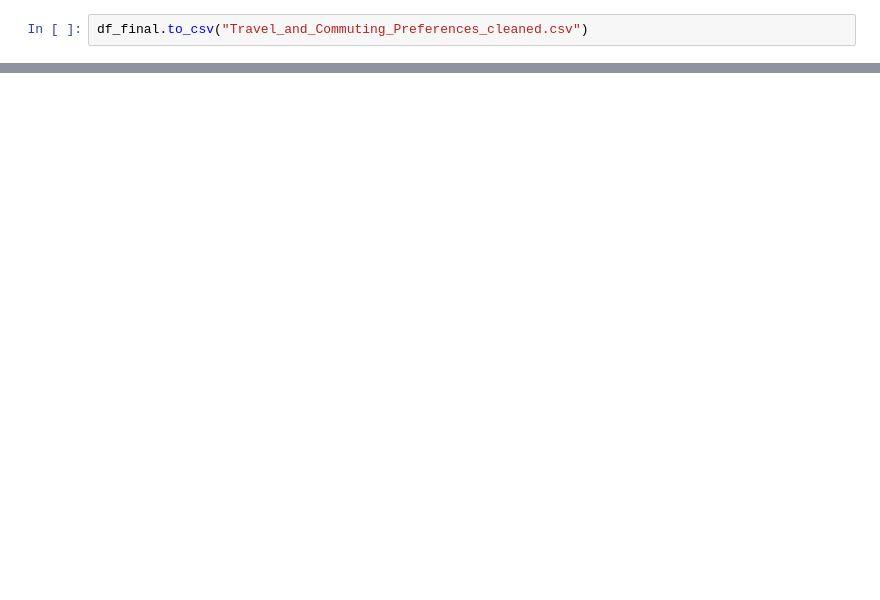
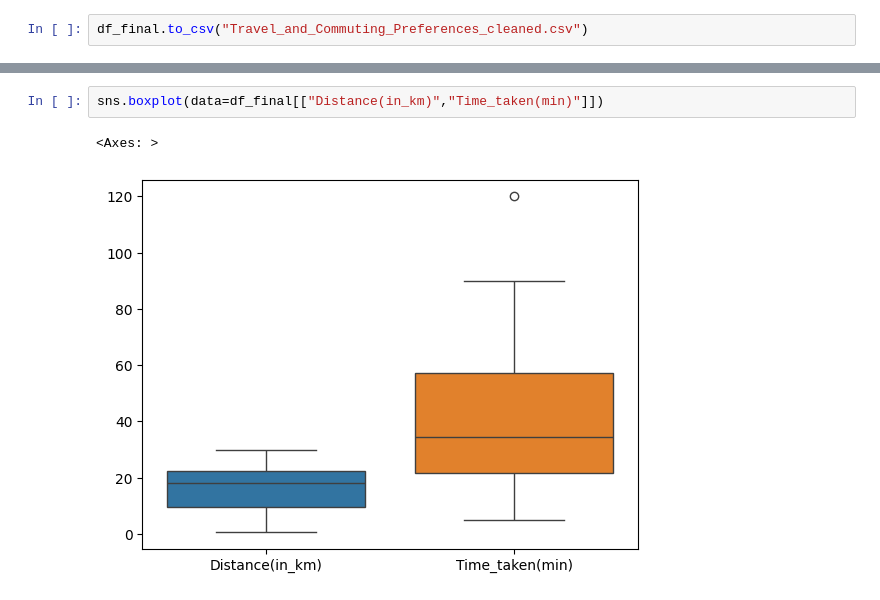
Before and after one commit to pythonieee/college_Pc_repo, a Jupyter notebook: taveling_commuting.ipynb, the cells around one changed output, grey strips where cells are left out. Drawn from its saved outputs; the diff is of its cells as text; blank space fills up the shorter version.

```diff
--- a/taveling_commuting.ipynb
+++ b/taveling_commuting.ipynb
@@ -492,0 +514,5 @@ df_final.to_csv("Travel_and_Commuting_Preferences_cleaned.csv")
+# %%
+sns.boxplot(data=df_final[["Distance(in_km)","Time_taken(min)"]])
+# %% [output]
+<Axes: >
+[figure, added]
```
Also changed, not shown: parts of 2 cells of this notebook, 4 other files.
